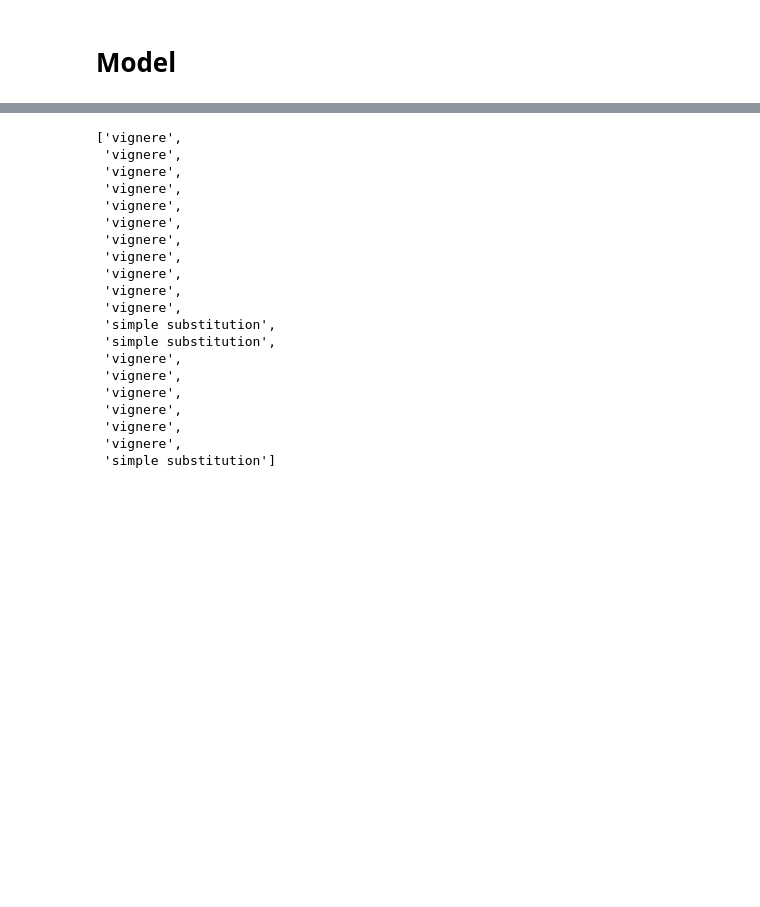
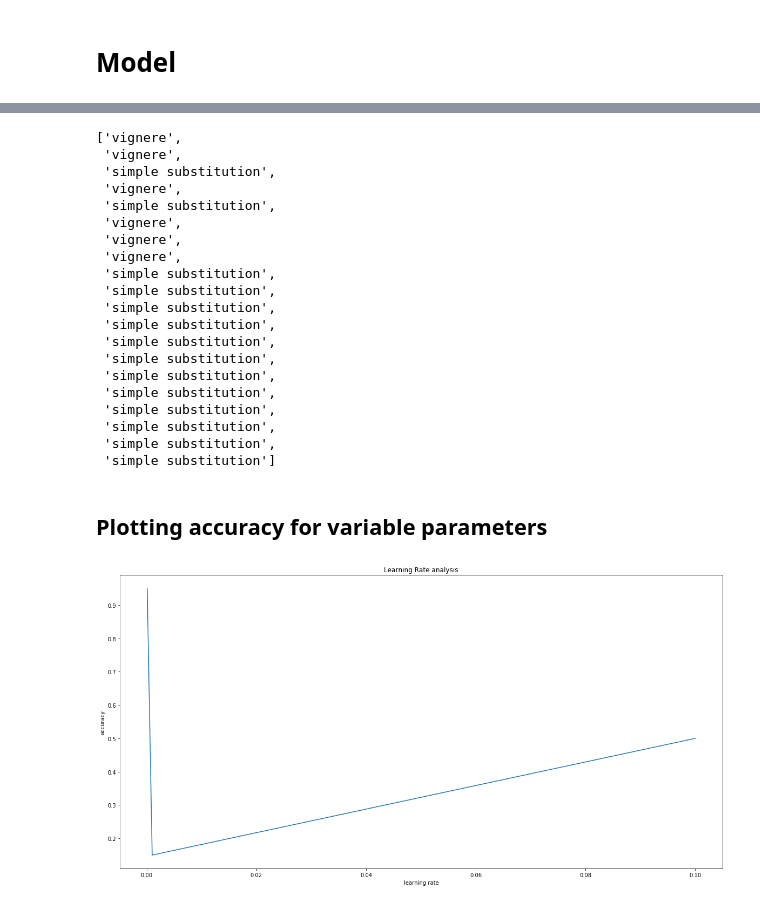
Before and after one commit to ujjwal-9/Cipher-Identification, a Jupyter notebook: NN.ipynb, the cells around one changed output, grey strips where cells are left out. Cells and saved outputs as stored; diff of their text form; code cells hidden in the pictures; blank space fills up the shorter version.

```diff
--- a/NN.ipynb
+++ b/NN.ipynb
@@ -119,28 +120,78 @@ y_test = model.predict(x_test)
 pred = []
 for i in range(len(y_test)):
     if y_test[i]>=0.5:
+        y_test[i]=1
         pred.append("vignere")
     else:
+        y_test[i]=0
         pred.append("simple substitution")
 pred
 # %% [output]
 ['vignere',
  'vignere',
+ 'simple substitution',
  'vignere',
- 'vignere',
- 'vignere',
- 'vignere',
- 'vignere',
- 'vignere',
+ 'simple substitution',
  'vignere',
  'vignere',
  'vignere',
  'simple substitution',
  'simple substitution',
- 'vignere',
- 'vignere',
- 'vignere',
- 'vignere',
- 'vignere',
- 'vignere',
+ 'simple substitution',
+ 'simple substitution',
+ 'simple substitution',
+ 'simple substitution',
+ 'simple substitution',
+ 'simple substitution',
+ 'simple substitution',
+ 'simple substitution',
+ 'simple substitution',
  'simple substitution']
+# %%
+test_pred = [1]*10 + [0]*10
+# %% [markdown]
+## Plotting accuracy for variable parameters
+# %%
+def Model(learning_rate=0.001, epoch=20, batch_size=128, dropout_probab=0.3, hidden_units=40):
+    model = Sequential()                                          # sequential network
+    model.add(Dense(64, input_dim=27, activation='relu'))         # adding 5 dense layer having 64 hidden units
+    model.add(Dense(hidden_units, activation='relu'))
+    model.add(Dense(hidden_units, activation='relu'))
+    model.add(Dense(hidden_units, activation='relu'))
+    model.add(Dropout(dropout_probab))                             # dropout
+    model.add(Dense(1, activation='sigmoid'))                      # output layer
+
+    model.compile(loss='binary_crossentropy',                      # compiling the model with objective function-binary crossentropy, and optimizer-SGD
+                  optimizer=Adam(lr=learning_rate),
+                  metrics=['accuracy'])
+
+    model.fit(x, y,                                                # fitting the model
+              epochs=epoch,
+              batch_size=batch_size, verbose=0)
+    return model
+# %%
+lr = [0.1,0.001,0.0001]
+accuracy = []
+for i in lr:
+    model = Model(learning_rate=i)
+    y_pred = model.predict(x_test)        # making prediction on test data
+    count = 0
+    for j in range(len(test_pred)):
+        if y_pred[j]>=0.5:
+            y_pred[j]=1
+        else:
+            y_pred[j]=0
+        if y_pred[j] == test_pred[j]:
+            count += 1
+    acc = count/20
+    accuracy.append(acc)
+import matplotlib.pyplot as plt
+# %%
+plt.figure(figsize=(20,10))
+plt.plot(lr, accuracy)
+plt.xlabel("learning rate")
+plt.ylabel("accuracy")
+plt.title("Learning Rate analysis")
+plt.show()
+# %% [output]
+[figure, added]
```
Also changed, not shown: parts of 4 cells of this notebook, 1 other file.
